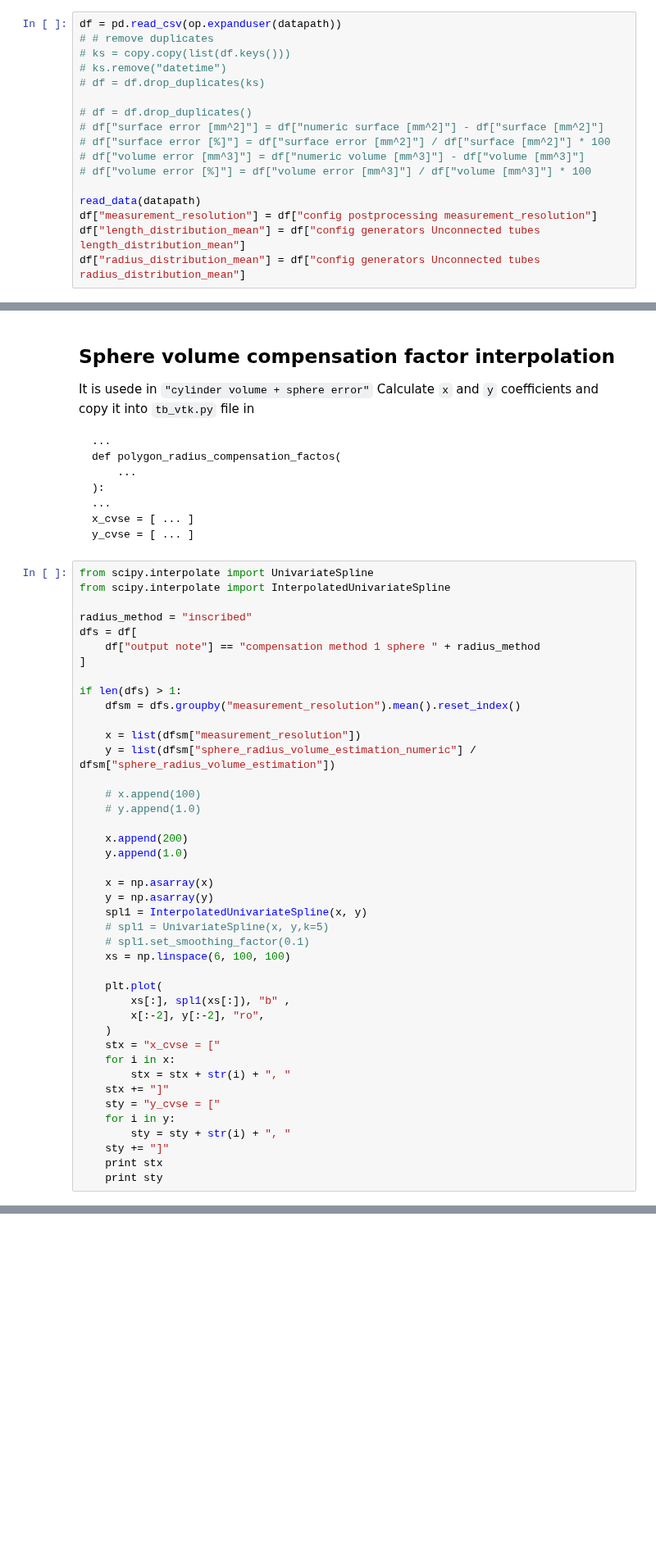
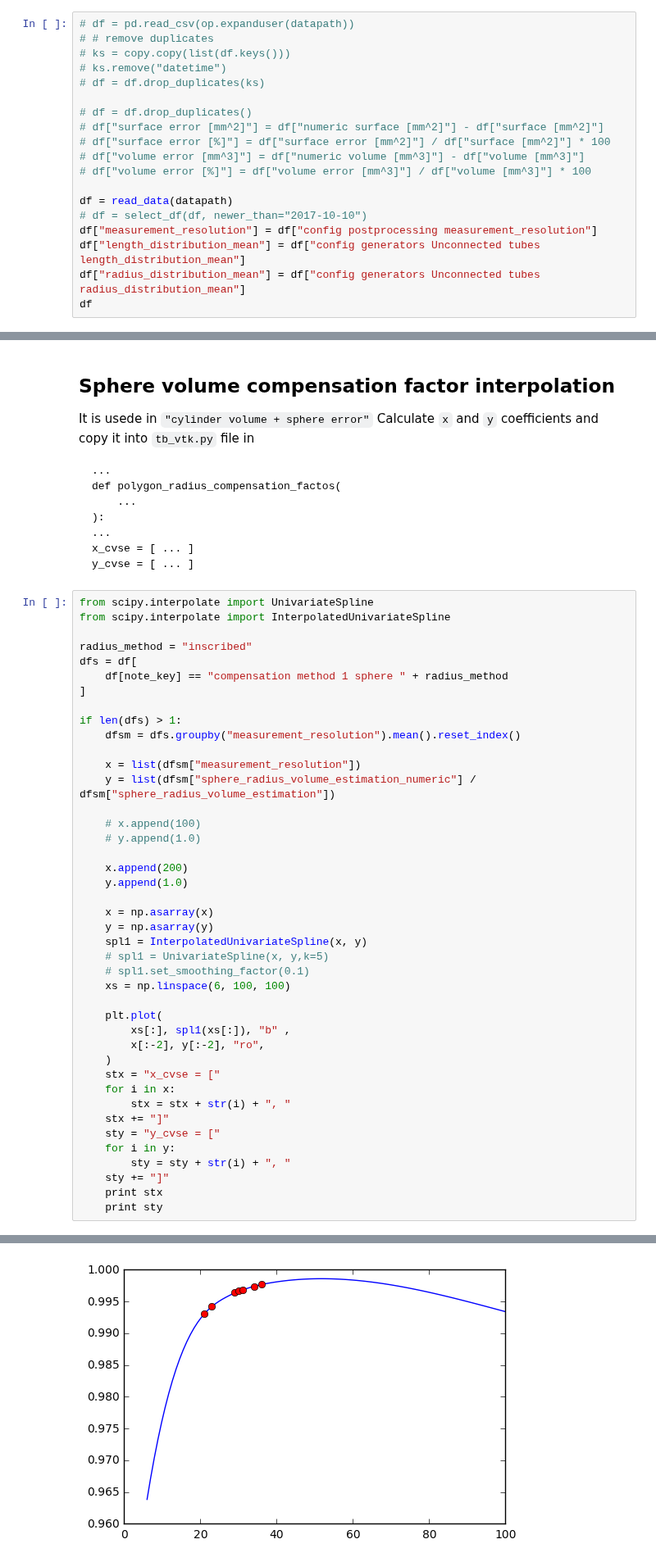
Before and after one commit to mjirik/teigen, a Jupyter notebook: examples/measured_compensation_factor.ipynb, the cells around one changed output, grey strips where cells are left out. Shown at 82% size. Saved outputs shown, nothing was run; the diff lists cells and outputs as text; blank space fills up the shorter version.

Commit message:
fix sphere compensation factor estimation

```diff
--- a/examples/measured_compensation_factor.ipynb
+++ b/examples/measured_compensation_factor.ipynb
@@ -71,7 +75,7 @@ import copy
 # scripts can be runned
 # %run run_experiments.ipynb
 # %%
-df = pd.read_csv(op.expanduser(datapath))
+# df = pd.read_csv(op.expanduser(datapath))
 # # remove duplicates
 # ks = copy.copy(list(df.keys()))
 # ks.remove("datetime")
@@ -83,7 +87,9 @@ df = pd.read_csv(op.expanduser(datapath))
 # df["volume error [mm^3]"] = df["numeric volume [mm^3]"] - df["volume [mm^3]"]
 # df["volume error [%]"] = df["volume error [mm^3]"] / df["volume [mm^3]"] * 100
 
-read_data(datapath)
+df = read_data(datapath)
+# df = select_df(df, newer_than="2017-10-10")
 df["measurement_resolution"] = df["config postprocessing measurement_resolution"]
 df["length_distribution_mean"] = df["config generators Unconnected tubes length_distribution_mean"]
 df["radius_distribution_mean"] = df["config generators Unconnected tubes radius_distribution_mean"]
+df
@@ -246,7 +315,7 @@ from scipy.interpolate import InterpolatedUnivariateSpline
 
 radius_method = "inscribed"
 dfs = df[
-    df["output note"] == "compensation method 1 sphere " + radius_method
+    df[note_key] == "compensation method 1 sphere " + radius_method
 ]
 
 if len(dfs) > 1:
@@ -282,3 +351,4 @@ if len(dfs) > 1:
     sty += "]"
     print stx
     print sty
+# %% [output]
@@ -284,0 +357 @@ if len(dfs) > 1:
+[figure, added]
```
Also changed, not shown: parts of 32 cells of this notebook, 2 other files.
